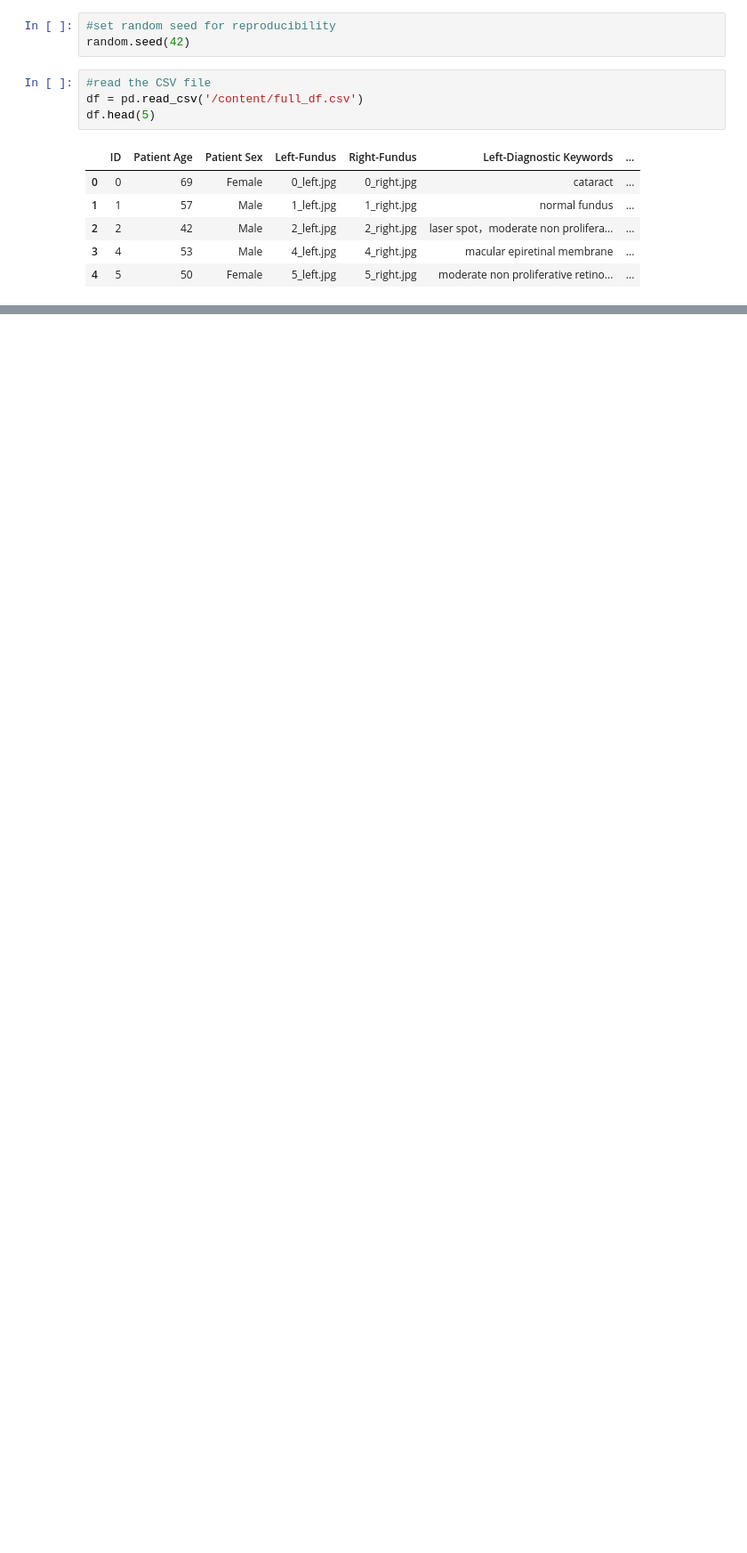
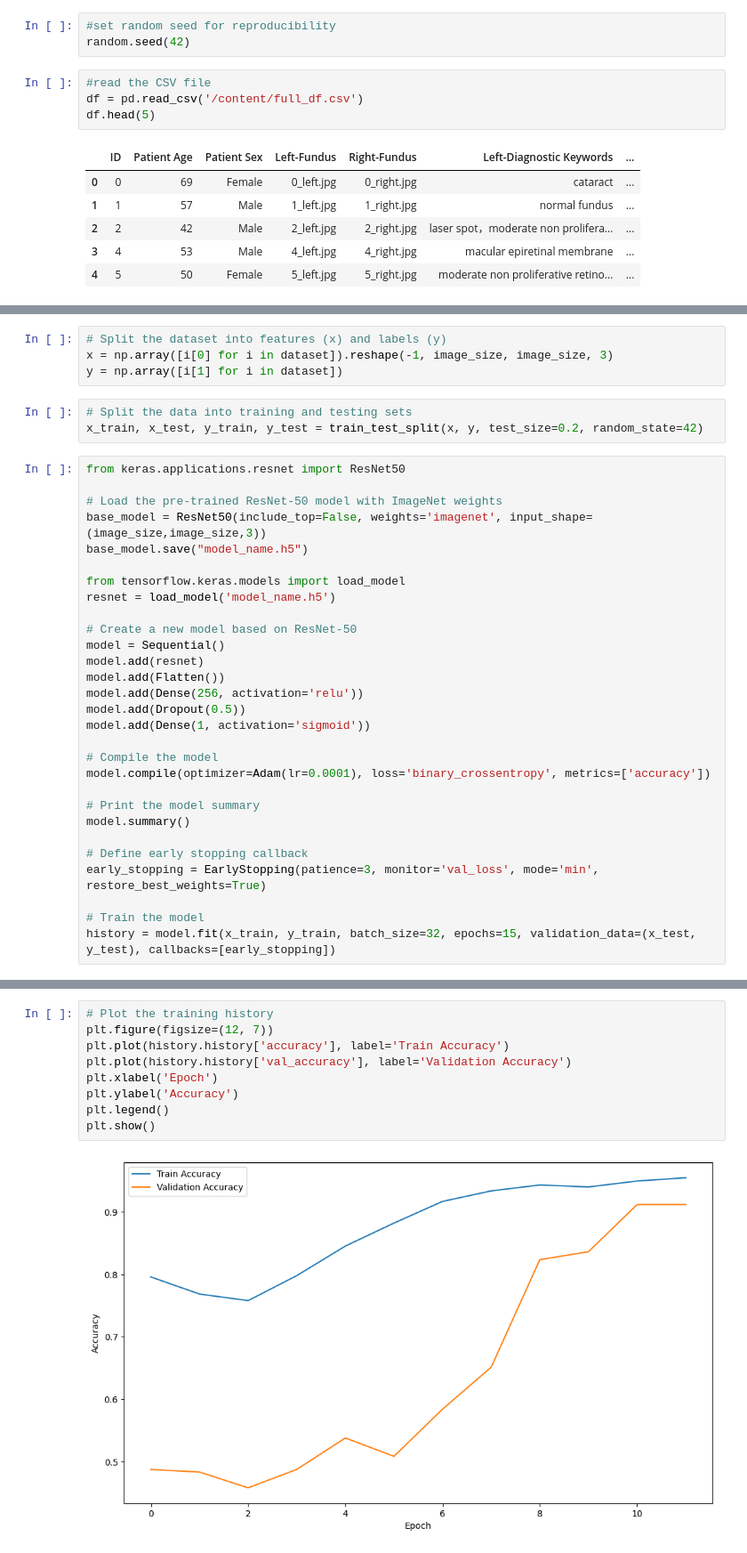
Before and after one commit to md-marop-hossain/Ocular-Disease-Recognition-Project-CSE499A, a Jupyter notebook: Ocular_Disease_Recognition_using_CNN_models_resnet_50_&_VGG_16_&_Dense_Net_121.ipynb, the cells around one changed output, grey strips where cells are left out. Shown at 89% size. Saved outputs shown, nothing was run; the diff lists cells and outputs as text; blank space fills up the shorter version.

```diff
--- a/Ocular_Disease_Recognition_using_CNN_models_resnet_50_&_VGG_16_&_Dense_Net_121.ipynb
+++ b/Ocular_Disease_Recognition_using_CNN_models_resnet_50_&_VGG_16_&_Dense_Net_121.ipynb
@@ -176,0 +332,36 @@ df.head(5)
+# %%
+# Split the dataset into features (x) and labels (y)
+x = np.array([i[0] for i in dataset]).reshape(-1, image_size, image_size, 3)
+y = np.array([i[1] for i in dataset])
+# %%
+# Split the data into training and testing sets
+x_train, x_test, y_train, y_test = train_test_split(x, y, test_size=0.2, random_state=42)
+# %%
+from keras.applications.resnet import ResNet50
+
+# Load the pre-trained ResNet-50 model with ImageNet weights
+base_model = ResNet50(include_top=False, weights='imagenet', input_shape=(image_size,image_size,3))
+base_model.save("model_name.h5")
+
+from tensorflow.keras.models import load_model
+resnet = load_model('model_name.h5')
+
+# Create a new model based on ResNet-50
+model = Sequential()
+model.add(resnet)
+model.add(Flatten())
+model.add(Dense(256, activation='relu'))
+model.add(Dropout(0.5))
+model.add(Dense(1, activation='sigmoid'))
+
+# Compile the model
+model.compile(optimizer=Adam(lr=0.0001), loss='binary_crossentropy', metrics=['accuracy'])
+
+# Print the model summary
+model.summary()
+
+# Define early stopping callback
+early_stopping = EarlyStopping(patience=3, monitor='val_loss', mode='min', restore_best_weights=True)
+
+# Train the model
+history = model.fit(x_train, y_train, batch_size=32, epochs=15, validation_data=(x_test, y_test), callbacks=[early_stopping])
@@ -176,0 +401,11 @@ df.head(5)
+# %%
+# Plot the training history
+plt.figure(figsize=(12, 7))
+plt.plot(history.history['accuracy'], label='Train Accuracy')
+plt.plot(history.history['val_accuracy'], label='Validation Accuracy')
+plt.xlabel('Epoch')
+plt.ylabel('Accuracy')
+plt.legend()
+plt.show()
+# %% [output]
+[figure, added]
```
Also changed, not shown: parts of 30 cells of this notebook.
